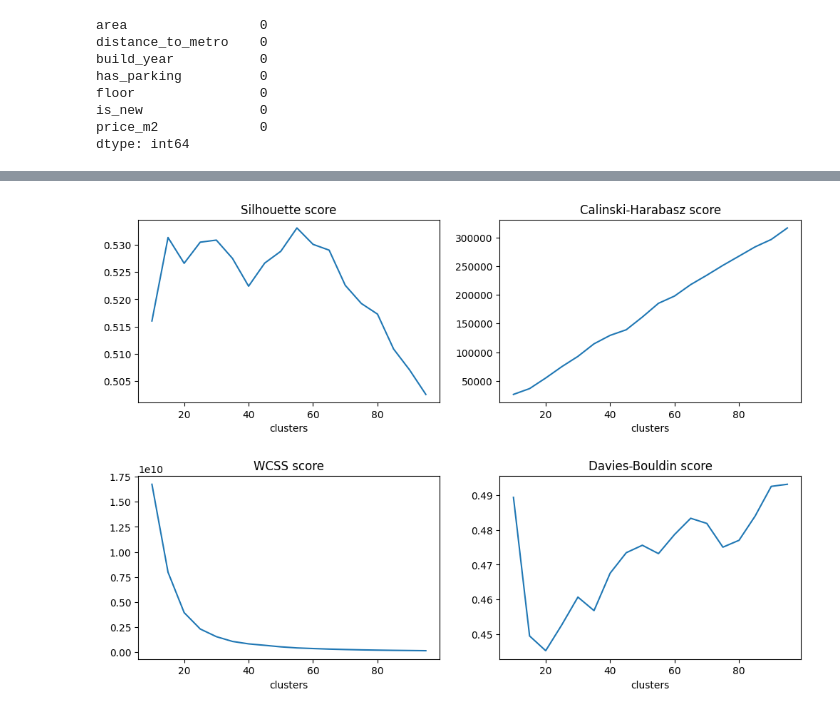
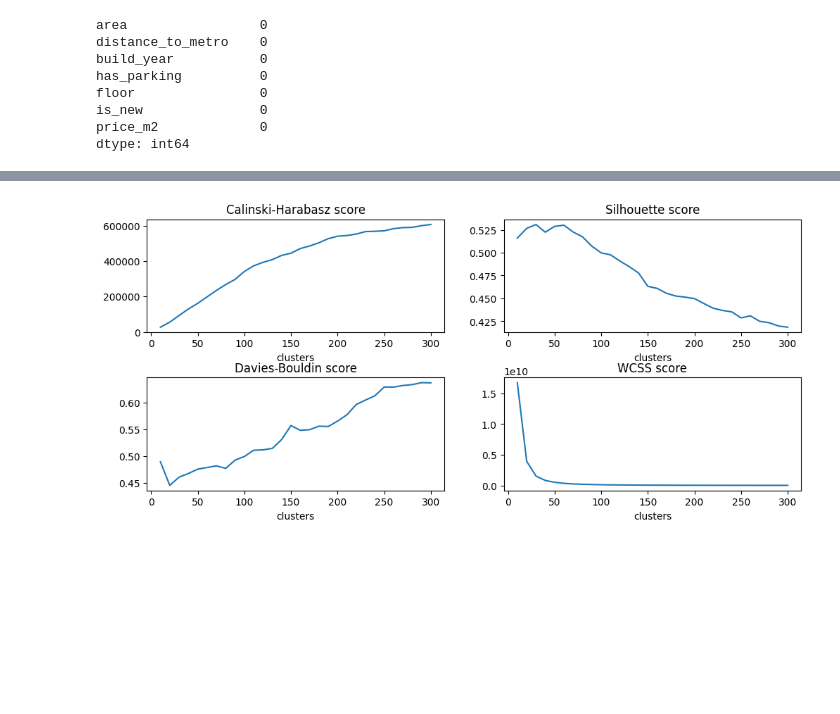
Before and after one commit to ThePhaseless/ProjectMAD, a Jupyter notebook: data_analysis.ipynb, the cells around one changed output, grey strips where cells are left out. Cells and saved outputs as stored; diff of their text form; code cells hidden in the pictures; blank space fills up the shorter version.

```diff
--- a/data_analysis.ipynb
+++ b/data_analysis.ipynb
@@ -159,33 +160,32 @@ floor                0
 is_new               0
 price_m2             0
 dtype: int64
+# %%
+from sklearn.cluster import KMeans, DBSCAN
+from sklearn.metrics import calinski_harabasz_score, silhouette_score,davies_bouldin_score
+
+def calculate_scores(data, labels, dict):
+    dict["Calinski-Harabasz"].append(calinski_harabasz_score(X=data, labels=labels))
+    dict["Silhouette"].append(silhouette_score(X=data, labels=labels))
+    dict["Davies-Bouldin"].append(davies_bouldin_score(X=data, labels=labels))
 # %%
-from sklearn.cluster import KMeans, DBSCAN
-from sklearn.metrics import calinski_harabasz_score, silhouette_score,davies_bouldin_score
-
-results = {"clusters":range(10,100,5), "Calinski-Harabasz":[], "Silhouette":[],"Davies-Bouldin":[], "WCSS": []}
-
+Kmeans_res = {"clusters":range(10,301,10), "Calinski-Harabasz":[], "Silhouette":[],"Davies-Bouldin":[], "WCSS": []}
 #kmeans.inertia_  - WCSS (Within-Cluster Sum of Squares)
 
-def calculate_scores(data, labels):
-    results["Calinski-Harabasz"].append(calinski_harabasz_score(X=data, labels=labels))
-    results["Silhouette"].append(silhouette_score(X=data, labels=labels))
-    results["Davies-Bouldin"].append(davies_bouldin_score(X=data, labels=labels))
-
-for clusters in results["clusters"]:
+for clusters in Kmeans_res["clusters"]:
 
     kmeans = KMeans(n_clusters= clusters, max_iter= 500, random_state=42)
     #fit_transform - odl od centroidów
     #fit_predict - label
 
     kmeans.fit(df_processed)
-    calculate_scores(df_processed,kmeans.labels_)
-    results["WCSS"].append(kmeans.inertia_)
+    calculate_scores(df_processed,kmeans.labels_, Kmeans_res)
+    Kmeans_res["WCSS"].append(kmeans.inertia_)
 # %%
-df_results = pd.DataFrame(results)
+df_results = pd.DataFrame(Kmeans_res)
 df_results.set_index("clusters", inplace=True)
 
-df_results
+df_results.head(10)
 # %% [output]
 |  | Calinski-Harabasz | Silhouette | Davies-Bouldin | WCSS |
 | clusters |  |  |  |  |
@@ -208,14 +202,14 @@ df_results
 # %%
-fig, axes = mpl.subplots(2, 2, figsize=(12, 8))
+fig, axes = mpl.subplots(2, 2, figsize=(12, 5))
 
 for idx, score in enumerate(df_results.columns):
 
-    posx, posy = int(idx >= 2), int((idx+1) % 2)
+    posx, posy = int(idx >= 2), int(idx % 2)
 
     sns.lineplot(x=df_results.index, y=df_results[score], ax=axes[posx, posy])
     axes[posx, posy].set_ylabel("")
     axes[posx, posy].set_title(score + " score")
 
 mpl.subplots_adjust(hspace=0.4)
 # %% [output]
-[figure, old version]
+[figure, new version]
```
Also changed, not shown: parts of 10 cells of this notebook.
